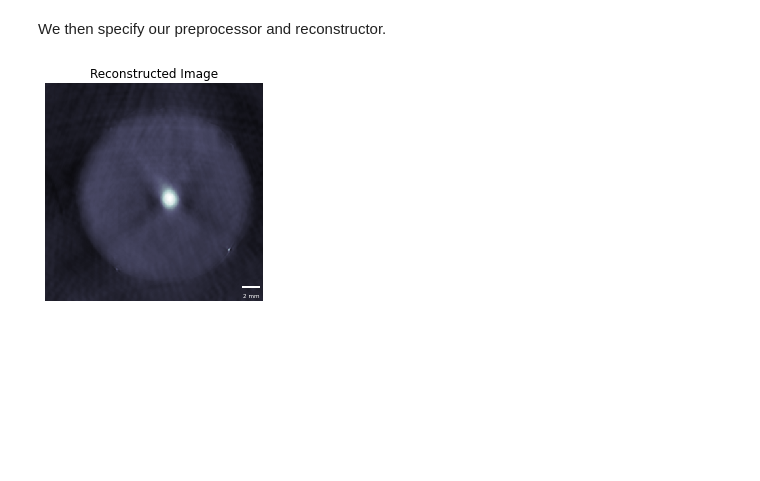
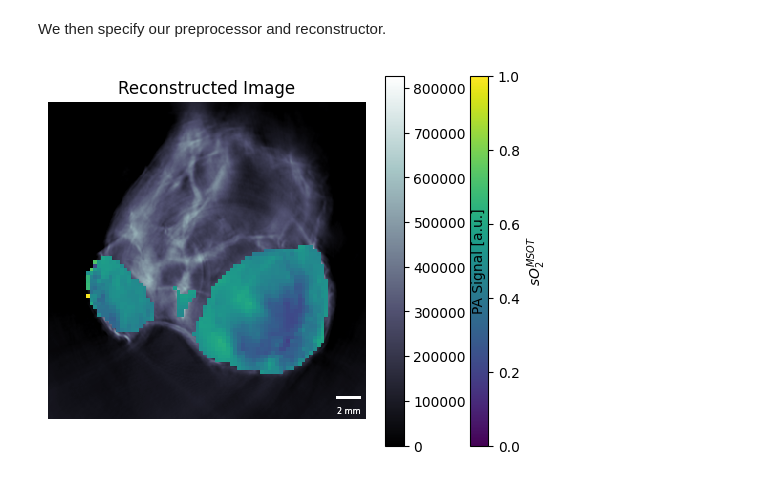
Before and after one commit to tomelse/patato, a Jupyter notebook: docs/examples/01_example.ipynb, the cells around one changed output. Saved outputs shown, nothing was run; the diff lists cells and outputs as text; code cells hidden in the pictures; blank space fills up the shorter version.

Commit message:
Add examples

```diff
--- a/docs/examples/01_example.ipynb
+++ b/docs/examples/01_example.ipynb
@@ -15,19 +16,19 @@ import numpy as np
 # %% [markdown]
 We then load the example file as an HDF5 format. Alternatively, you can load in IPASC data format or others.
 # %%
-example_file = "../../data/phantom_example_scan.hdf5"
-
-# You can slice PA Datasets to only process certain wavelengths.
-# Here we choose the first wavelength only.
-padata = pat.PAData.from_hdf5(example_file)[:, 0:1]
+padata = get_msot_time_series_example("so2")[0:1]
 # %% [markdown]
 We then specify our preprocessor and reconstructor.
 # %%
 nx = 333 # number of pixels
 lx = 2.5e-2 # m
 pre_processor = pat.MSOTPreProcessor(lp_filter=7e6, hp_filter=5e3) # can specify low pass/high pass/hilbert etc.
+
 reconstructor = pat.Backprojection(field_of_view=(lx, lx, 0),
                                    n_pixels=(nx, nx, 1)) # z axis must be specified but is empty in this case.
+unmixer = pat.SpectralUnmixer(chromophores=["Hb", "HbO2"],
+                              wavelengths = padata.get_wavelengths(), rescaling_factor=4)
+so2_calculator = pat.SO2Calculator(nan_invalid=True)
 # %%
 # All processing steps can be called with .run(input, padata, ...)
 # They return a dataset, a dictionary and a list of extra data (e.g. so2 and thb could be returned in the list)
@@ -35,10 +36,21 @@ reconstructor = pat.Backprojection(field_of_view=(lx, lx, 0),
 filtered_time_series, settings, _ = pre_processor.run(padata.get_time_series(), padata)
 # settings here is a dictionary that includes the interpolated detection geometry. It is passed into the next step
 
-reconstruction, _, _ = reconstructor.run(filtered_time_series, padata, 1503, **settings)
+reconstruction, _, _ = reconstructor.run(filtered_time_series, padata, padata.get_speed_of_sound(), **settings)
+
+unmixed, _, _ = unmixer.run(reconstruction, None)
+so2, _, _ = so2_calculator.run(unmixed, None)
 # %%
-reconstruction.imshow(clim=(0, None))
+# Overlay the sO2 on top of the reconstructed image:
+masks = [padata.get_rois()["tumour_right", "0"],
+         padata.get_rois()["tumour_left", "0"],
+         padata.get_rois()["reference_", "0"]]
+
+im1 = reconstruction.imshow(clim=(0, None))
+im = so2.imshow(clim=(0, 1), roi_mask=masks, cmap="viridis")
 plt.title("Reconstructed Image")
+plt.colorbar(im, label="$sO_2^{MSOT}$")
+plt.colorbar(im1, label="PA Signal [a.u.]")
 plt.show()
 # %% [output]
-[figure, old version]
+[figure, new version]
```
Also changed, not shown: parts of 1 cell of this notebook, 4 other files.
